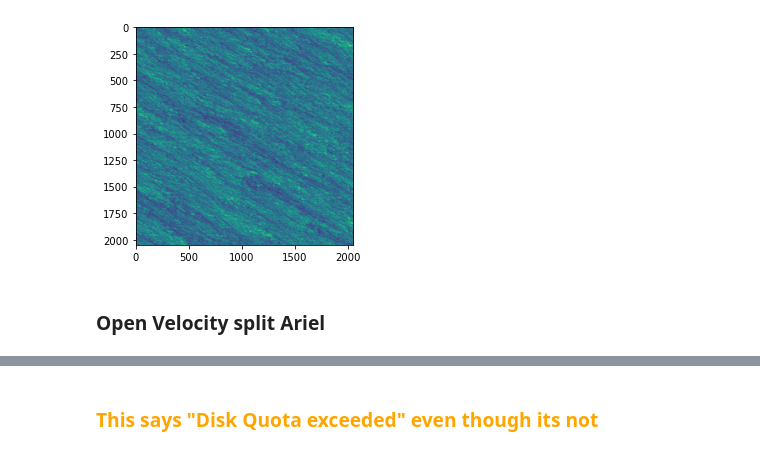
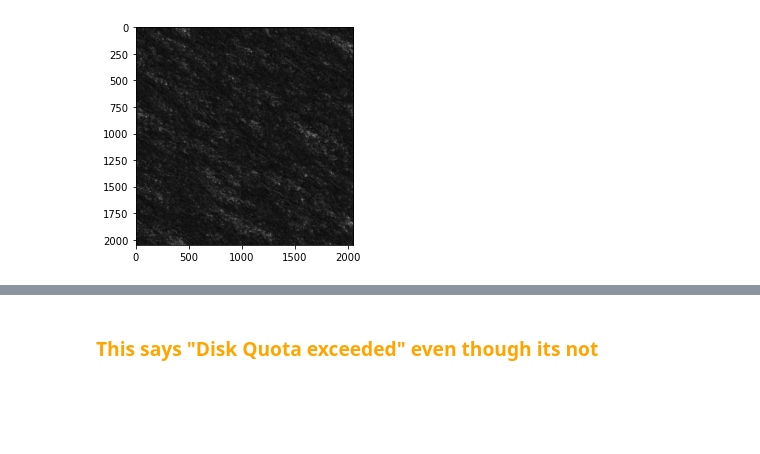
Before and after one commit to ariellubonja/ncar-zarr-code, a Jupyter notebook: zarr_reading/visualize-NCAR-animation.ipynb, the cells around one changed output, grey strips where cells are left out. Drawn from its saved outputs; the diff is of its cells as text; code cells hidden in the pictures; blank space fills up the shorter version.

Commit message:
1st commit of visualizing NCAR working on SciServer

```diff
--- a/zarr_reading/visualize-NCAR-animation.ipynb
+++ b/zarr_reading/visualize-NCAR-animation.ipynb
@@ -96,8 +41,6 @@ np.testing.assert_array_equal(
 # %%
-plt.imshow(u)
+plt.imshow(var_np[0], cmap='gray')
 
 plt.show()
 # %% [output]
-[figure, old version]
+[figure, new version]
-# %% [markdown]
-### Open Velocity split Ariel
```
Also changed, not shown: parts of 48 cells of this notebook, 2 other files.
